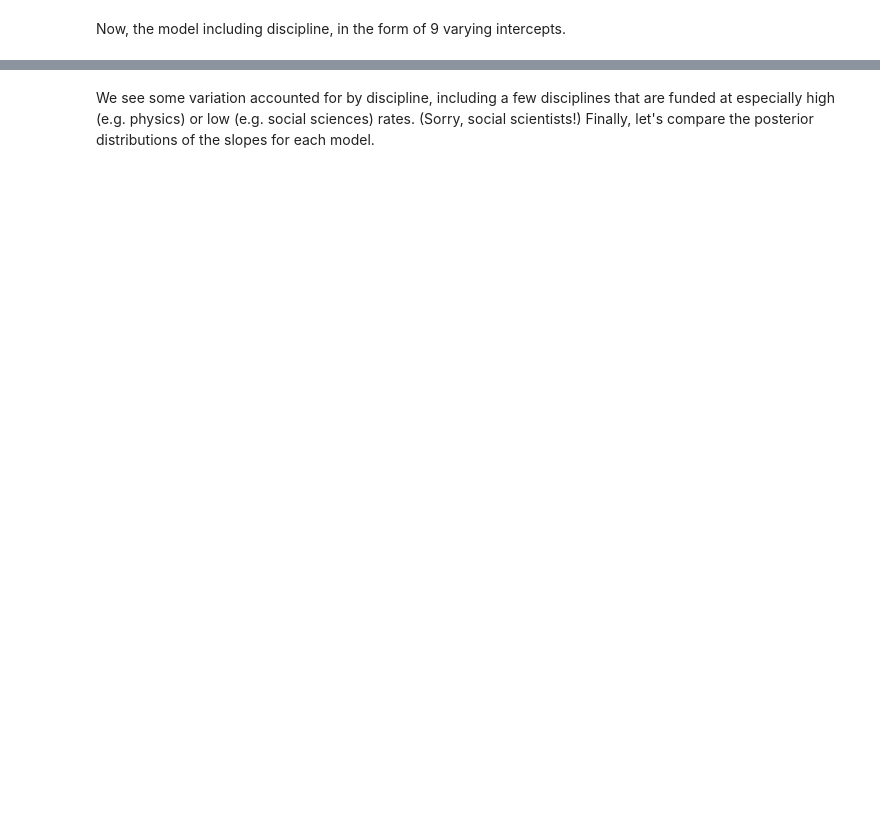
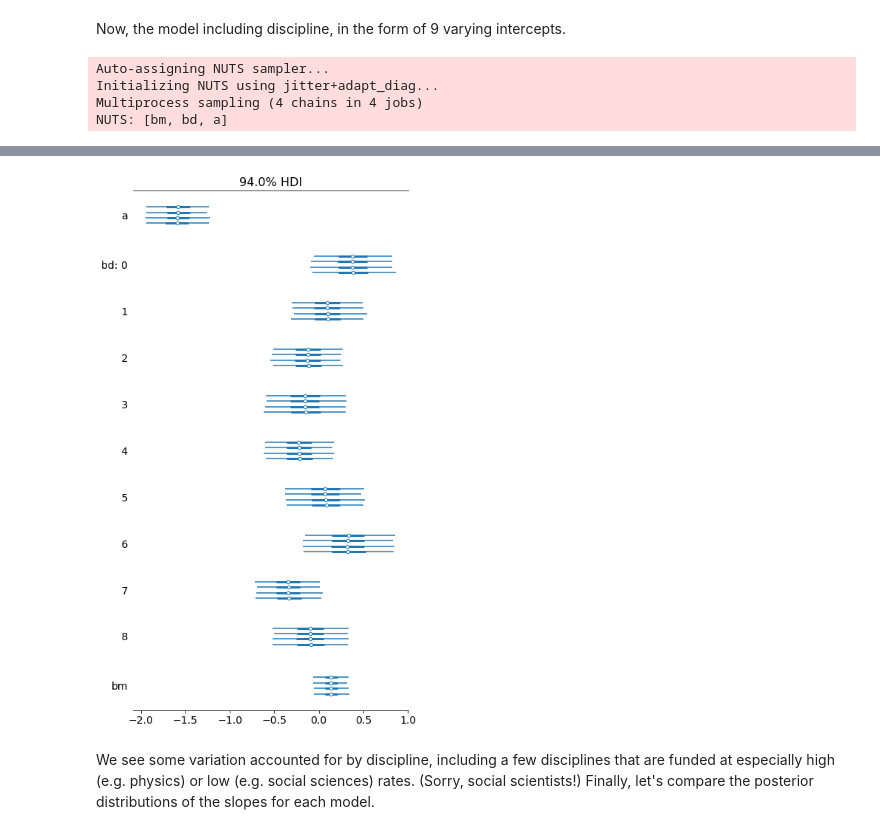
Before and after one commit to mpdylan/INFO510-public, a Jupyter notebook: notebooks/solutions/exams/final_f20_solution.ipynb, the cells around one changed output, grey strips where cells are left out. Drawn from its saved outputs; the diff is of its cells as text; code cells hidden in the pictures; blank space fills up the shorter version.

```diff
--- a/notebooks/solutions/exams/final_f20_solution.ipynb
+++ b/notebooks/solutions/exams/final_f20_solution.ipynb
@@ -242,6 +248,11 @@ with pm.Model() as bivariate_model:
     y = pm.Binomial('y', p=p, n=grants.applications, observed = grants.awards)
 
     trace_bivariate = pm.sample(6000, target_accept = 0.9, tune = 3000, chains = 4, cores = 4)
-    summary_bivariate = pm.summary(trace_bivariate, var_names = ['a', 'bm', 'bd'])
-    pm.forestplot(trace_bivariate, var_names = ['a', 'bd', 'bm'])
+    summary_bivariate = az.summary(trace_bivariate, var_names = ['a', 'bm', 'bd'])
+    az.plot_forest(trace_bivariate, var_names = ['a', 'bd', 'bm'])
     #pm.traceplot(trace_bivariate)
+# %% [output]
+Auto-assigning NUTS sampler...
+Initializing NUTS using jitter+adapt_diag...
+Multiprocess sampling (4 chains in 4 jobs)
+NUTS: [bm, bd, a]
@@ -248,3 +262,4 @@ with pm.Model() as bivariate_model:
+[figure, added]
 # %% [markdown]
 We see some variation accounted for by discipline, including a few disciplines that are funded at especially high (e.g. physics) or low (e.g. social sciences) rates. (Sorry, social scientists!) Finally, let's compare the posterior distributions of the slopes for each model.
 # %%
```
Also changed, not shown: parts of 17 cells of this notebook, 5 other files.
